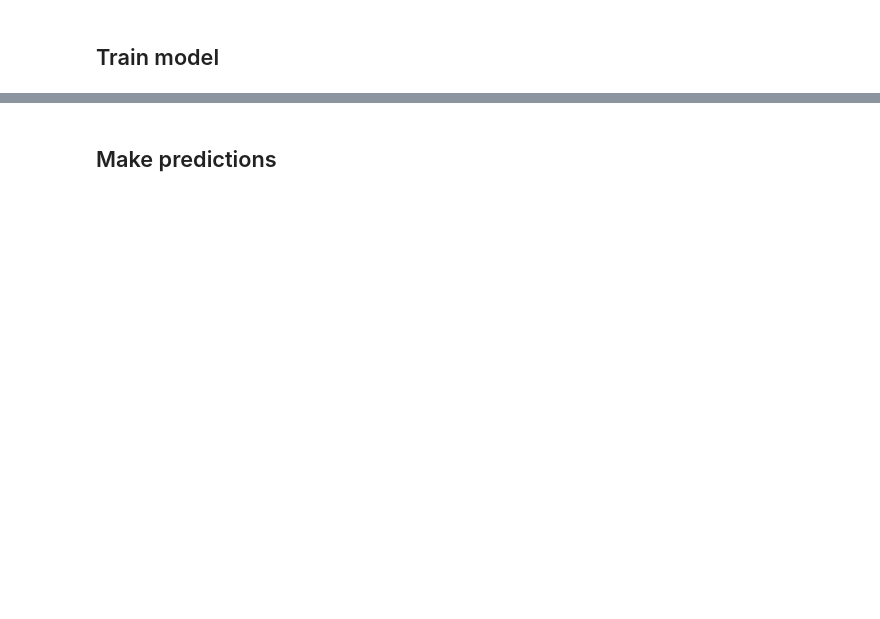
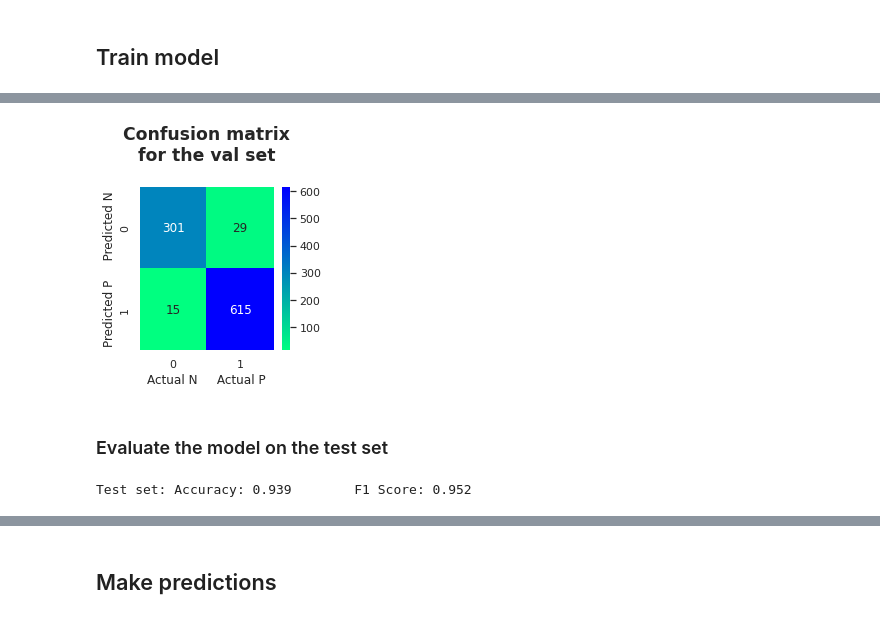
Before and after one commit to olga-black/digits-classifier, a Jupyter notebook: digits_classifier.ipynb, the cells around one changed output, grey strips where cells are left out. Drawn from its saved outputs; the diff is of its cells as text; code cells hidden in the pictures; blank space fills up the shorter version.

Commit message:
Finished hyperparameter tuning, added inference, evaluation on test set

```diff
--- a/digits_classifier.ipynb
+++ b/digits_classifier.ipynb
@@ -229,7 +233,7 @@ ImageClassifier(
 # %%
 train_loader = DataLoader(train_dataset, batch_size=64, shuffle = True)
-val_loader = DataLoader(val_dataset, batch_size=32, shuffle = True)
-test_loader = DataLoader(test_dataset, batch_size=len(test_dataset), shuffle = True)
+val_loader = DataLoader(val_dataset, batch_size=64, shuffle = True)
+test_loader = DataLoader(test_dataset, batch_size=64, shuffle = True)
 
 for data, labels in train_loader:
     print(data.shape)
@@ -373,0 +394,16 @@ Validation set: Accuracy: 0.954  F1 Score:0.965  Confusion matrix:tensor([[312,
+# %%
+_ = plt.figure(figsize=(3,3))
+_ = sns.heatmap(val_conf_mat.numpy(), cmap = "winter_r", annot=True, fmt='d')
+_ = plt.title("Confusion matrix\nfor the val set\n", fontsize='x-large', fontweight='bold')
+_ = plt.xlabel("Actual N     Actual P")
+_ = plt.ylabel("Predicted P     Predicted N")
+plt.show()
+# %% [output]
+[figure, added]
+# %% [markdown]
+### Evaluate the model on the test set
+# %%
+test_f1, test_acc, test_conf_mat = evaluate_performance(model, test_loader)
+print(f"Test set: Accuracy: {float(test_acc):.3f}\t F1 Score: {float(test_f1):.3f}" )
+# %% [output]
+Test set: Accuracy: 0.939        F1 Score: 0.952
```
Also changed, not shown: parts of 32 cells of this notebook.
